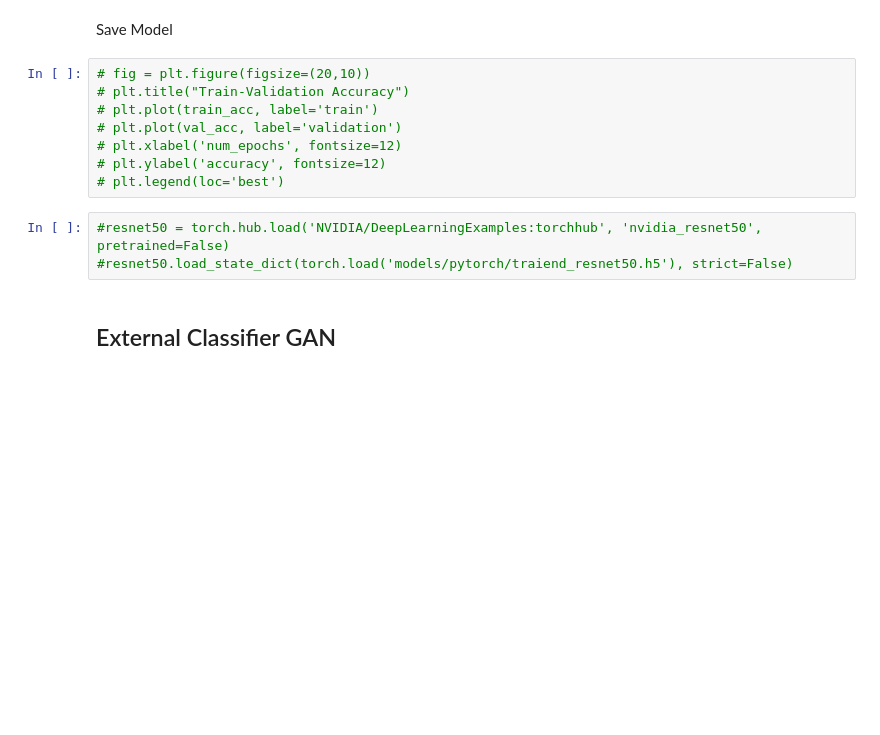
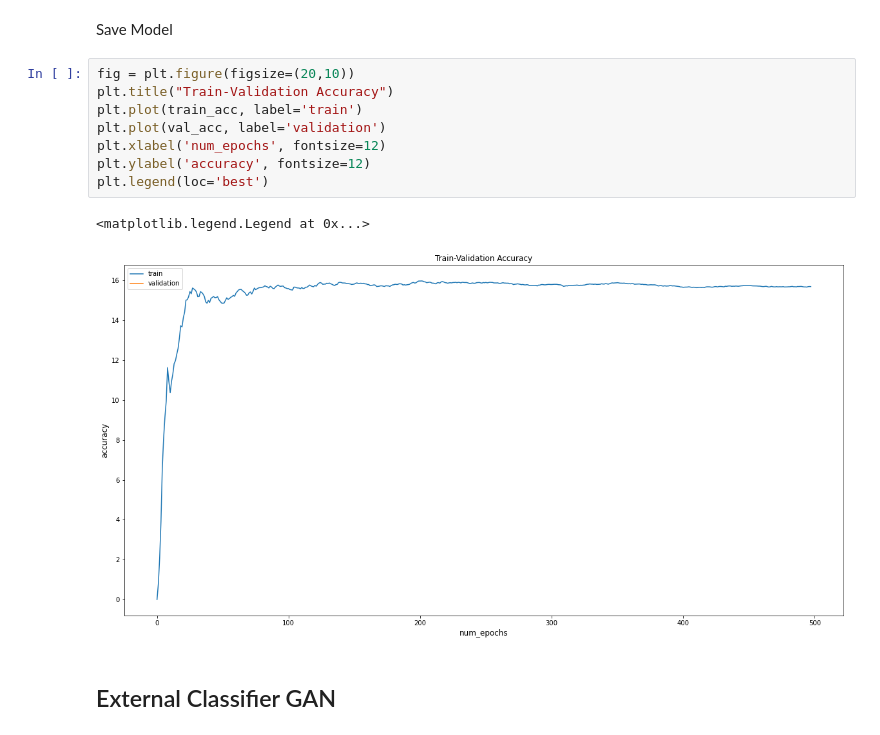
Before and after one commit to dragonx0208/beemachine, a Jupyter notebook: torch_main.ipynb, the cells around one changed output. Drawn from its saved outputs; the diff is of its cells as text; blank space fills up the shorter version.

```diff
--- a/torch_main.ipynb
+++ b/torch_main.ipynb
@@ -302,16 +392,16 @@ Improvement-Detected, save-model
 # %% [markdown]
 Save Model
 # %%
-# fig = plt.figure(figsize=(20,10))
-# plt.title("Train-Validation Accuracy")
-# plt.plot(train_acc, label='train')
-# plt.plot(val_acc, label='validation')
-# plt.xlabel('num_epochs', fontsize=12)
-# plt.ylabel('accuracy', fontsize=12)
-# plt.legend(loc='best')
+fig = plt.figure(figsize=(20,10))
+plt.title("Train-Validation Accuracy")
+plt.plot(train_acc, label='train')
+plt.plot(val_acc, label='validation')
+plt.xlabel('num_epochs', fontsize=12)
+plt.ylabel('accuracy', fontsize=12)
+plt.legend(loc='best')
+# %% [output]
+<matplotlib.legend.Legend at 0x...>
+[figure, added]
-# %%
-#resnet50 = torch.hub.load('NVIDIA/DeepLearningExamples:torchhub', 'nvidia_resnet50', pretrained=False)
-#resnet50.load_state_dict(torch.load('models/pytorch/traiend_resnet50.h5'), strict=False)
 # %% [markdown]
 ## External Classifier GAN
 # %%
```
Also changed, not shown: parts of 23 cells of this notebook.
